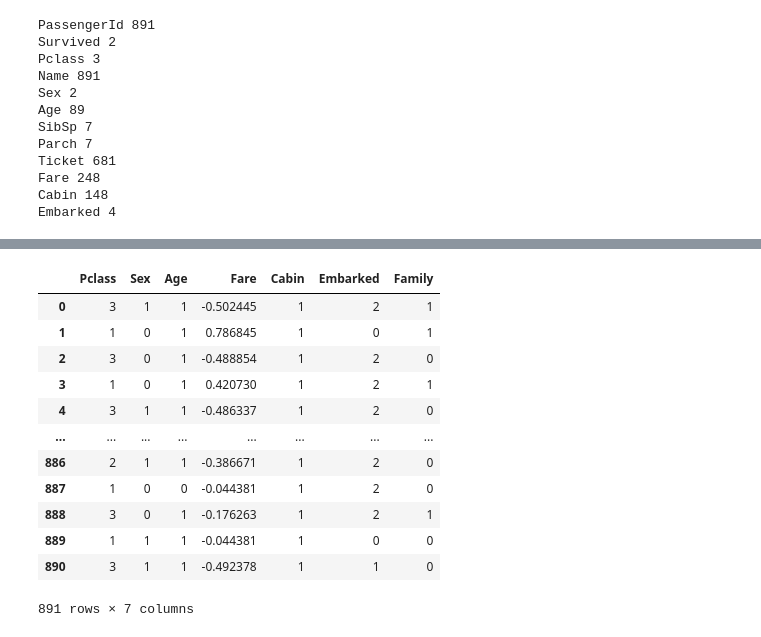
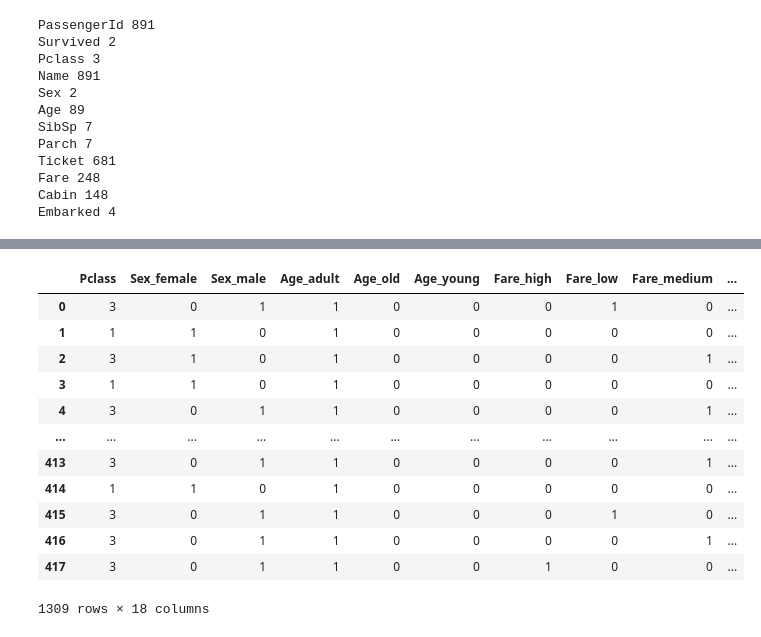
Before and after one commit to jukdang/AI_repo, a Jupyter notebook: Titanic - Machine Learning from Disaster/Titanic - Machine Learning from Disaster.ipynb, the cells around one changed output, grey strips where cells are left out. Drawn from its saved outputs; the diff is of its cells as text; code cells hidden in the pictures.

```diff
--- a/Titanic - Machine Learning from Disaster/Titanic - Machine Learning from Disaster.ipynb
+++ b/Titanic - Machine Learning from Disaster/Titanic - Machine Learning from Disaster.ipynb
@@ -177,0 +153,2 @@ processed_X.describe()
+# %%
+merged_df = preprocessing_df(merged_df)
@@ -177,0 +179,21 @@ processed_X.describe()
+# %%
+def EDA(df):
+    df['Cabin'] = df['Cabin'].apply(lambda cabin : 'cabin' if cabin=='N/A' else 'not cabin')
+    df['Family'] = df.apply(lambda row : 'single' if row['SibSp'] + row['Parch'] == 0
+                            else ('medium' if row['SibSp'] + row['Parch'] < 4 else 'large'), axis=1)
+    def trans_age(x):
+        if(x<1): x = int(str(x).split('.')[1])
+        if(x<20): return 'young'
+        if(x<60): return 'adult'
+        return 'old'
+
+    df['Age'] = df['Age'].apply(trans_age)
+    df['Fare'] = df['Fare'].apply(lambda x : 'low' if x<df['Fare'].quantile(0.25) else('medium' if x<df['Fare'].quantile(0.5)
+                                                                                   else ('high' if x<df['Fare'].quantile(0.75)
+                                                                                         else 'very high')))
+
+    df = df.drop(['SibSp', 'Parch'], axis=1)
+
+    return df
+# %%
+merged_df = EDA(merged_df)
@@ -178,19 +216,20 @@ processed_X.describe()
+# %%
+merged_df = pd.get_dummies(merged_df)
+merged_df
+# %% [output]
+|  | Pclass | Sex_female | Sex_male | Age_adult | Age_old | Age_young | Fare_high | Fare_low | Fare_medium | ... |
+| 0 | 3 | 0 | 1 | 1 | 0 | 0 | 0 | 1 | 0 | ... |
+| 1 | 1 | 1 | 0 | 1 | 0 | 0 | 0 | 0 | 0 | ... |
+| 2 | 3 | 1 | 0 | 1 | 0 | 0 | 0 | 0 | 1 | ... |
+| 3 | 1 | 1 | 0 | 1 | 0 | 0 | 0 | 0 | 0 | ... |
+| 4 | 3 | 0 | 1 | 1 | 0 | 0 | 0 | 0 | 1 | ... |
+| ... | ... | ... | ... | ... | ... | ... | ... | ... | ... | ... |
+| 413 | 3 | 0 | 1 | 1 | 0 | 0 | 0 | 0 | 1 | ... |
+| 414 | 1 | 1 | 0 | 1 | 0 | 0 | 0 | 0 | 0 | ... |
+| 415 | 3 | 0 | 1 | 1 | 0 | 0 | 0 | 1 | 0 | ... |
+| 416 | 3 | 0 | 1 | 1 | 0 | 0 | 0 | 0 | 1 | ... |
+| 417 | 3 | 0 | 1 | 1 | 0 | 0 | 1 | 0 | 0 | ... |
+1309 rows × 18 columns
 # %%
-processed_X = processed_X.copy()
 scaler = StandardScaler()
-processed_X['Fare'] = scaler.fit_transform(processed_X['Fare'].to_numpy().reshape(-1,1))
-processed_X
+merged_df = scaler.fit_transform(merged_df)
-# %% [output]
-|  | Pclass | Sex | Age | Fare | Cabin | Embarked | Family |
-| 0 | 3 | 1 | 1 | -0.502445 | 1 | 2 | 1 |
-| 1 | 1 | 0 | 1 | 0.786845 | 1 | 0 | 1 |
-| 2 | 3 | 0 | 1 | -0.488854 | 1 | 2 | 0 |
-| 3 | 1 | 0 | 1 | 0.420730 | 1 | 2 | 1 |
-| 4 | 3 | 1 | 1 | -0.486337 | 1 | 2 | 0 |
-| ... | ... | ... | ... | ... | ... | ... | ... |
-| 886 | 2 | 1 | 1 | -0.386671 | 1 | 2 | 0 |
-| 887 | 1 | 0 | 0 | -0.044381 | 1 | 2 | 0 |
-| 888 | 3 | 0 | 1 | -0.176263 | 1 | 2 | 1 |
-| 889 | 1 | 1 | 1 | -0.044381 | 1 | 0 | 0 |
-| 890 | 3 | 1 | 1 | -0.492378 | 1 | 1 | 0 |
-891 rows × 7 columns
```
Also changed, not shown: parts of 44 cells of this notebook.
